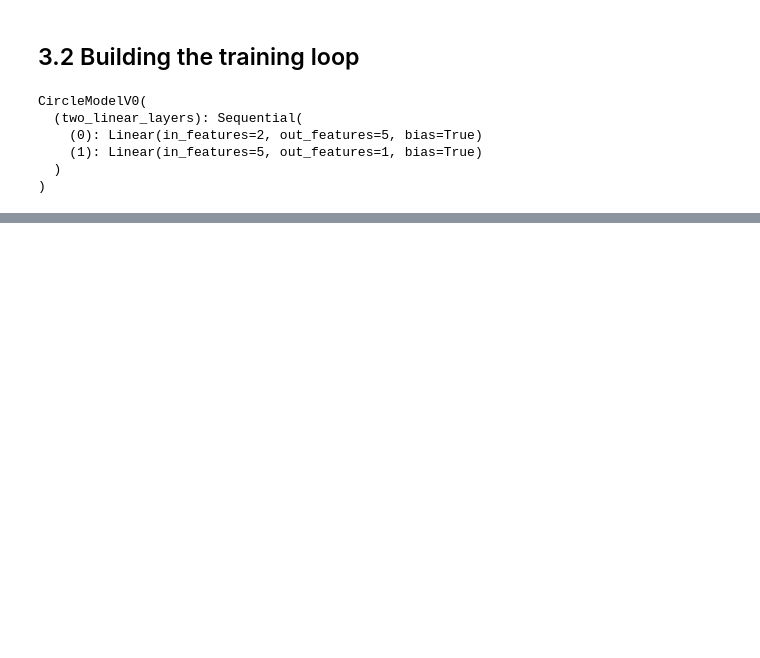
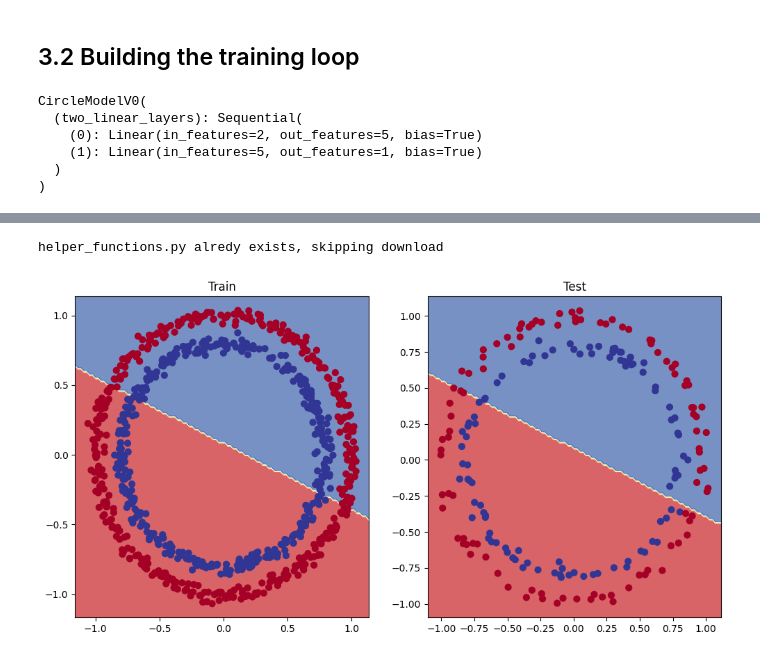
Before and after one commit to JavierMdT/PyTorch-Course, a Jupyter notebook: 02_pytorch_classification/02_pytorch_classification.ipynb, the cells around one changed output, grey strips where cells are left out. Cells and saved outputs as stored; diff of their text form; code cells hidden in the pictures; blank space fills up the shorter version.

```diff
--- a/02_pytorch_classification/02_pytorch_classification.ipynb
+++ b/02_pytorch_classification/02_pytorch_classification.ipynb
@@ -340,12 +344,16 @@ for epoch in range(epochs):
     model_0.train()
 
     # 1. Forward pass
-    y_preds_logits = model_0(X_train)
-    y_preds_probs = torch.sigmoid(y_preds_logits)
-    y_preds_labels = torch.round(y_preds_probs)
+    y_logits = model_0(X_train)
+    y_pred = torch.round(torch.sigmoid(y_logits))
 
     # 2. Calculate loss
-    train_loss = nn.BCELoss(y_preds_labels, y_train)
+    train_loss = loss_fn(y_logits,
+                            y_train) # We are using BCEWithLogits so the sigmoid it's built-in
+
+    # Calculate accuracy for tracking
+    acc = accuracy_fn(y_true=y_train,
+                      y_pred=y_pred)
 
     # 3. Zero grad
     optimizer.zero_grad()
@@ -359,8 +367,15 @@ for epoch in range(epochs):
     # Testing & Tracking
     if epoch % 10 == 0:
         with torch.inference_mode():
+            # 1. Prediction
             model_0.eval()
-            test_pred = torch.round(torch.sigmoid(model_0(X_test)))
-            test_loss = nn.BCELoss(test_pred, y_test)
-            print(f"Epoch: {epoch} | Loss: {train_loss} | Test loss: {test_loss}")
+            test_logits = model_0(X_test)
+            test_pred = torch.round(torch.sigmoid(test_logits))
+
+            # 2. Test loss and accuracy
+            test_loss = loss_fn(test_logits,
+                    y_test)
+            test_acc = accuracy_fn(y_true=y_test,
+                                   y_pred=test_pred)
+            print(f"Epoch: {epoch} | Loss: {train_loss:.5f} | Acc: {acc:.2f} | Test loss: {test_loss:.5f} | Test acc: {test_acc:.2f}")
 # %% [output]
@@ -367,0 +400,33 @@ RuntimeError: Boolean value of Tensor with more than one value is ambiguous
+# %%
+import requests # Library to request from a web
+from pathlib import Path
+
+# Download  helper functions from Learn PyTorch repo
+if Path("helper_functions.py").is_file():
+    print("helper_functions.py alredy exists, skipping download")
+else:
+    # Download
+    print("Download helper_functions.py")
+    request = requests.get("https://raw.githubusercontent.com/mrdbourke/pytorch-deep-learning/refs/heads/main/helper_functions.py")
+
+    # Copy the content of the downladed into a file
+    with open("helper_functions.py","wb") as f:
+        f.write(request.content)
+# %% [output]
+helper_functions.py alredy exists, skipping download
+# %%
+from helper_functions import plot_predictions, plot_decision_boundary
+# Plot decision boundary of the model
+plt.figure(figsize=(12, 6))
+
+# Train
+plt.subplot(1, 2, 1)
+plt.title("Train")
+plot_decision_boundary(model_0, X_train, y_train)
+
+# Test
+plt.subplot(1, 2, 2)
+plt.title("Test")
+plot_decision_boundary(model_0, X_test, y_test)
+# %% [output]
+[figure, added]
```
Also changed, not shown: parts of 47 cells of this notebook, 1 other file.
